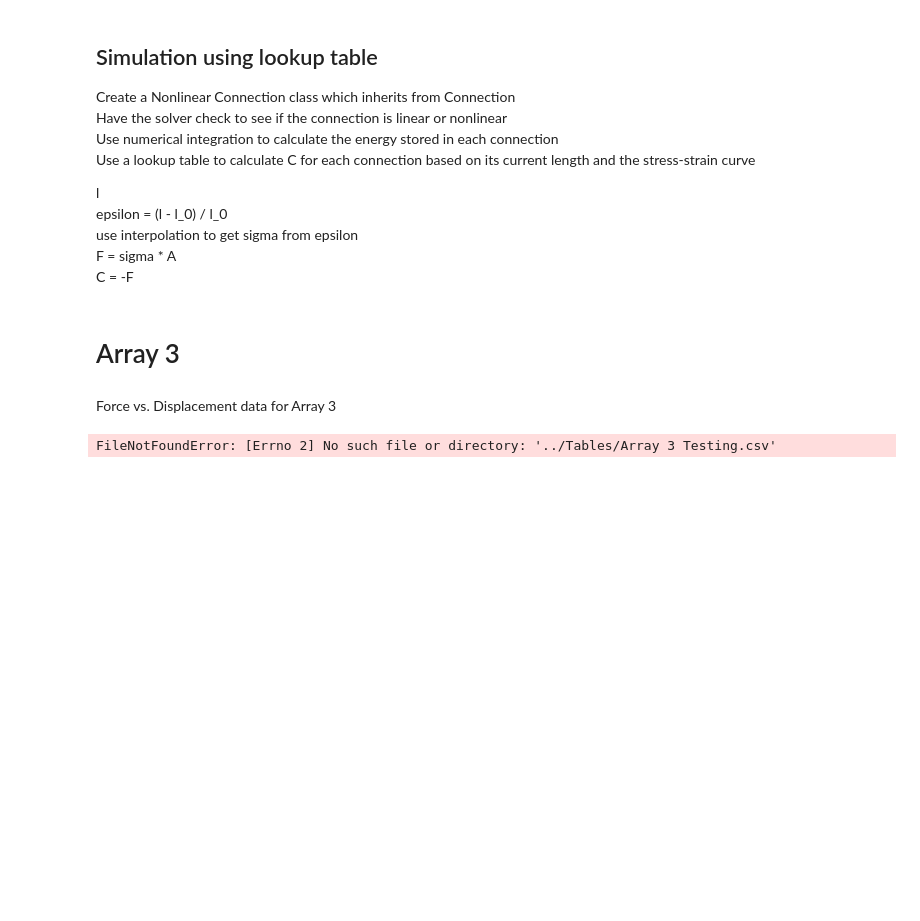
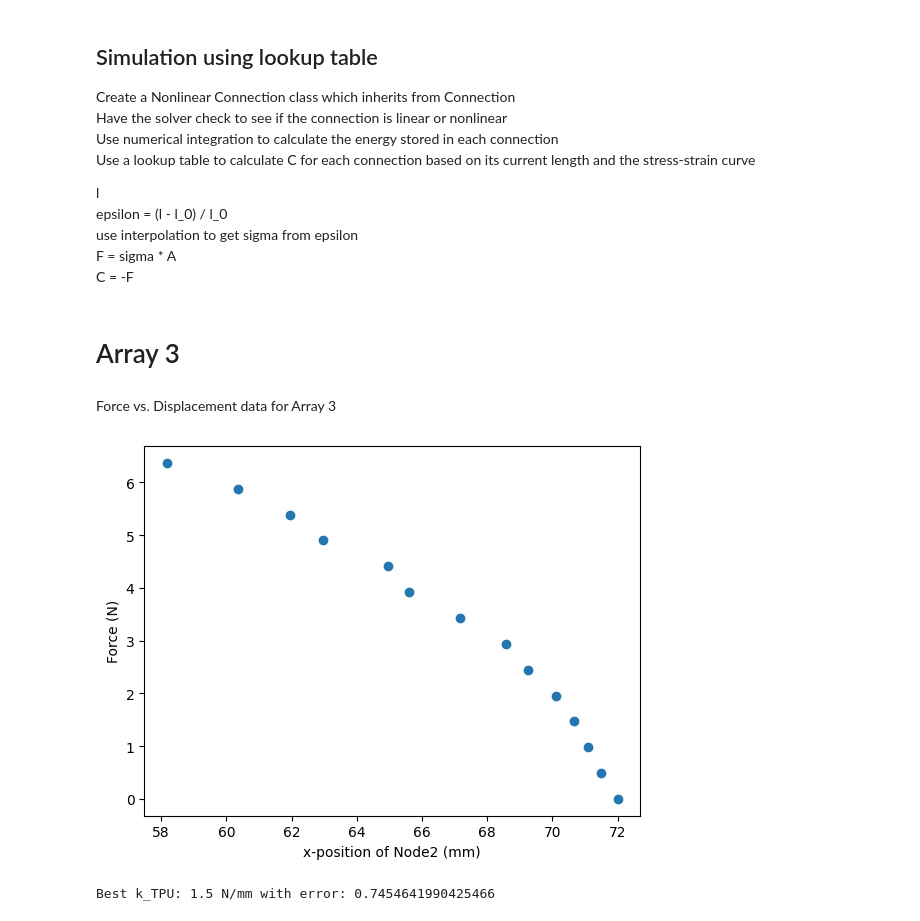
Before and after one commit to TheSmashLab/Tensegrity, a Jupyter notebook: Validation/OvertureValidation.ipynb, the cells around one changed output. Cells and saved outputs as stored; diff of their text form; code cells hidden in the pictures; blank space fills up the shorter version.

Commit message:
Add Array 3 data file with mass and inner distance measurements

```diff
--- a/Validation/OvertureValidation.ipynb
+++ b/Validation/OvertureValidation.ipynb
@@ -181,33 +181,31 @@ Force vs. Displacement data for Array 3
 # %%
 masses3 = []
 inner_distances3 = []
-with open("Tables/Array 3 Testing.csv", newline="") as csvfile3:
+with open("Tables/Array 3.csv", newline="") as csvfile3:
     reader = csv.DictReader(csvfile3)
     for row in reader:
         masses3.append(float(row["Mass (g)"])) # g
         inner_distances3.append(float(row["Inner Distance (mm)"])) # mm
 masses3 = np.array(masses3) / 1000 # kg
 distances3 = (np.array(inner_distances3) + 11.67) # mm
 
 masses3 = masses3[::3]
 masses3 = np.array(masses3)
 masses3 = np.insert(masses3, 0, 0.0) # kg
 forces = masses3 * 9.8 # N
 
 trial_3_1 = distances3[::3]
 trial_3_1 = np.array(trial_3_1)
 # add zero at the beginning
 trial_3_1 = np.insert(trial_3_1, 0, 72.0) # mm
 
 plt.scatter(trial_3_1, forces, label="Measured", marker='o')
 plt.ylabel("Force (N)")
 plt.xlabel("x-position of Node2 (mm)")
 plt.show()
 plt.close()
 # %% [output]
-FileNotFoundError: [Errno 2] No such file or directory: '../Tables/Array 3 Testing.csv'
+[figure, added]
-# %%
-
 # %%
 errors = []
 min_error = np.inf
@@ -257,3 +255,5 @@ for k_TPU in stiffnesses: # For each stiffness value
         best_tensions = tensions
 
 print(f"Best k_TPU: {best_k_TPU} N/mm with error: {min_error}")
+# %% [output]
+Best k_TPU: 1.5 N/mm with error: 0.7454641990425466
```
Also changed, not shown: parts of 8 cells of this notebook, 1 other file.
